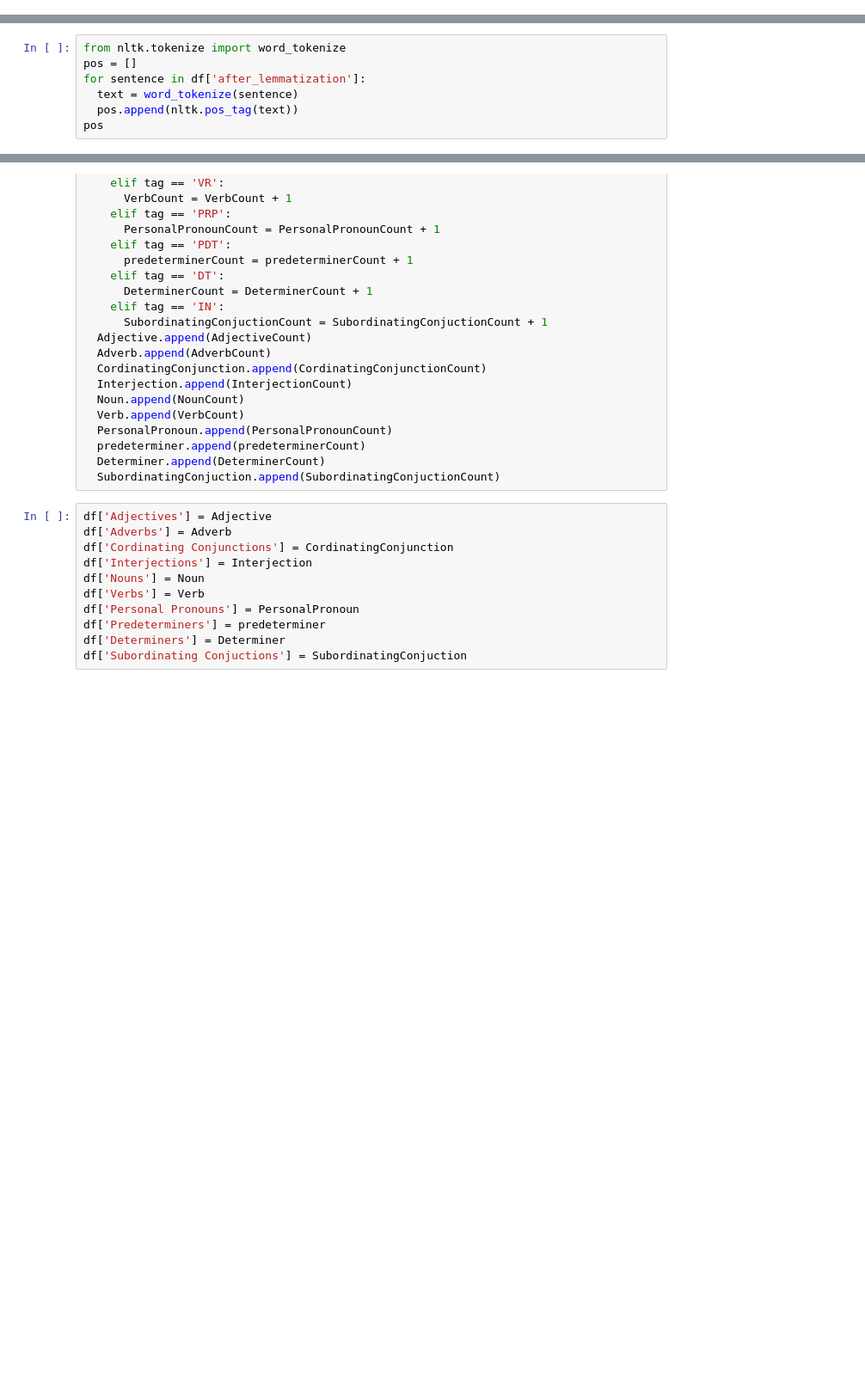
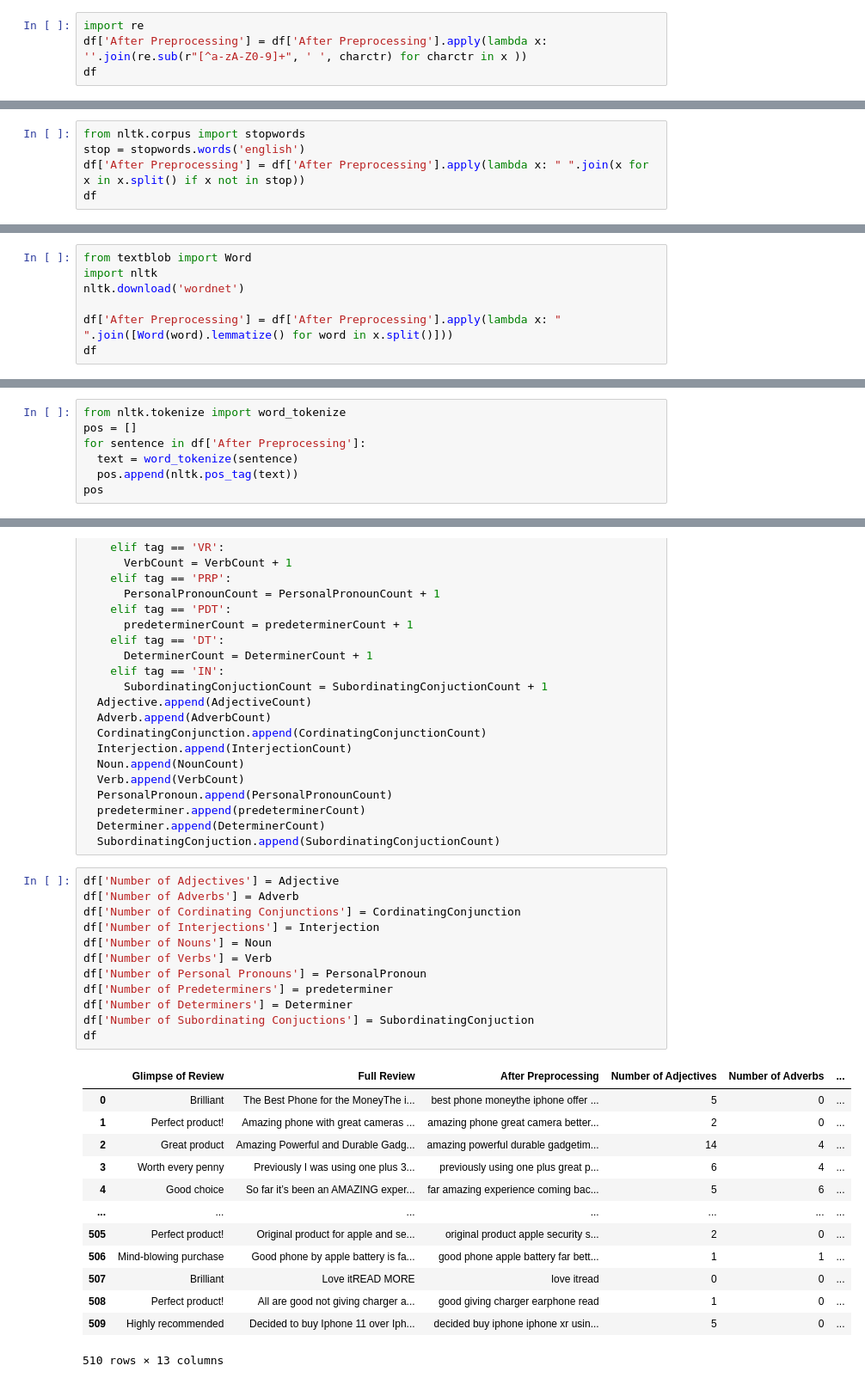
Before and after one commit to Rana-G/Ranakowndinya_INFO5731_Spring2021, a Jupyter notebook: In_class_exercise_05.ipynb, the cells around one changed output, grey strips where cells are left out. Shown at 86% size. Saved outputs shown, nothing was run; the diff lists cells and outputs as text; blank space fills up the shorter version.

```diff
--- a/In_class_exercise_05.ipynb
+++ b/In_class_exercise_05.ipynb
@@ -76,0 +126,4 @@ df.head(500)
+# %%
+import re
+df['After Preprocessing'] = df['After Preprocessing'].apply(lambda x: ''.join(re.sub(r"[^a-zA-Z0-9]+", ' ', charctr) for charctr in x ))
+df
@@ -76,0 +168,5 @@ df.head(500)
+# %%
+from nltk.corpus import stopwords
+stop = stopwords.words('english')
+df['After Preprocessing'] = df['After Preprocessing'].apply(lambda x: " ".join(x for x in x.split() if x not in stop))
+df
@@ -76,0 +226,7 @@ df.head(500)
+# %%
+from textblob import Word
+import nltk
+nltk.download('wordnet')
+
+df['After Preprocessing'] = df['After Preprocessing'].apply(lambda x: " ".join([Word(word).lemmatize() for word in x.split()]))
+df
@@ -77,7 +251,7 @@ df.head(500)
 # %%
 from nltk.tokenize import word_tokenize
 pos = []
-for sentence in df['after_lemmatization']:
+for sentence in df['After Preprocessing']:
   text = word_tokenize(sentence)
   pos.append(nltk.pos_tag(text))
 pos
@@ -154,13 +328,28 @@ for value in pos:
   Determiner.append(DeterminerCount)
   SubordinatingConjuction.append(SubordinatingConjuctionCount)
 # %%
-df['Adjectives'] = Adjective
-df['Adverbs'] = Adverb
-df['Cordinating Conjunctions'] = CordinatingConjunction
-df['Interjections'] = Interjection
-df['Nouns'] = Noun
-df['Verbs'] = Verb
-df['Personal Pronouns'] = PersonalPronoun
-df['Predeterminers'] = predeterminer
-df['Determiners'] = Determiner
-df['Subordinating Conjuctions'] = SubordinatingConjuction
+df['Number of Adjectives'] = Adjective
+df['Number of Adverbs'] = Adverb
+df['Number of Cordinating Conjunctions'] = CordinatingConjunction
+df['Number of Interjections'] = Interjection
+df['Number of Nouns'] = Noun
+df['Number of Verbs'] = Verb
+df['Number of Personal Pronouns'] = PersonalPronoun
+df['Number of Predeterminers'] = predeterminer
+df['Number of Determiners'] = Determiner
+df['Number of Subordinating Conjuctions'] = SubordinatingConjuction
+df
+# %% [output]
+|  | Glimpse of Review | Full Review | After Preprocessing | Number of Adjectives | Number of Adverbs | ... |
+| 0 | Brilliant | The Best Phone for the MoneyThe i... | best phone moneythe iphone offer ... | 5 | 0 | ... |
+| 1 | Perfect product! | Amazing phone with great cameras ... | amazing phone great camera better... | 2 | 0 | ... |
+| 2 | Great product | Amazing Powerful and Durable Gadg... | amazing powerful durable gadgetim... | 14 | 4 | ... |
+| 3 | Worth every penny | Previously I was using one plus 3... | previously using one plus great p... | 6 | 4 | ... |
+| 4 | Good choice | So far it’s been an AMAZING exper... | far amazing experience coming bac... | 5 | 6 | ... |
+| ... | ... | ... | ... | ... | ... | ... |
+| 505 | Perfect product! | Original product for apple and se... | original product apple security s... | 2 | 0 | ... |
+| 506 | Mind-blowing purchase | Good phone by apple battery is fa... | good phone apple battery far bett... | 1 | 1 | ... |
+| 507 | Brilliant | Love itREAD MORE | love itread | 0 | 0 | ... |
+| 508 | Perfect product! | All are good not giving charger a... | good giving charger earphone read | 1 | 0 | ... |
+| 509 | Highly recommended | Decided to buy Iphone 11 over Iph... | decided buy iphone iphone xr usin... | 5 | 0 | ... |
+510 rows × 13 columns
```
Also changed, not shown: parts of 33 cells of this notebook, 4 other files.
